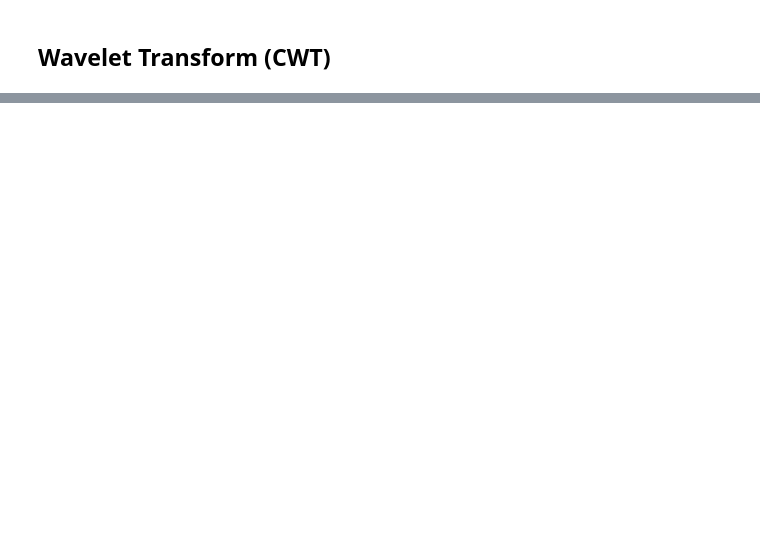
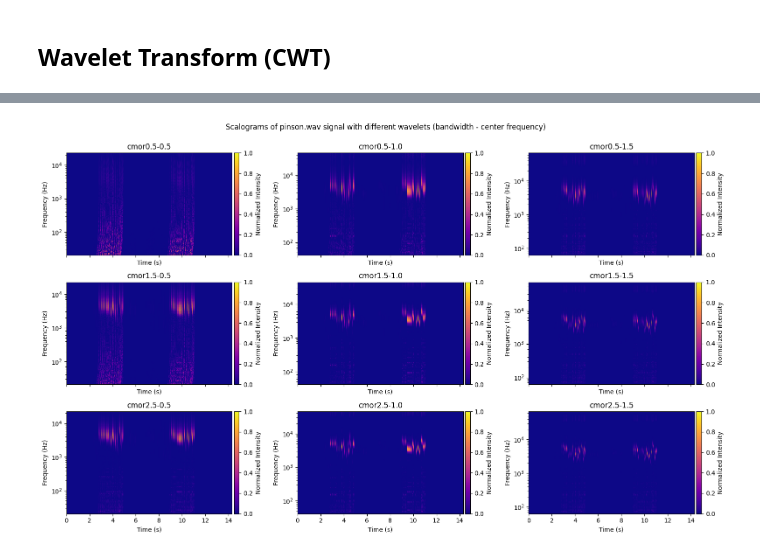
Before and after one commit to NJurquet/spectrobird, a Jupyter notebook: bird_songs_analysis.ipynb, the cells around one changed output, grey strips where cells are left out. Drawn from its saved outputs; the diff is of its cells as text; code cells hidden in the pictures; blank space fills up the shorter version.

Commit message:
Added comparison of morlet wavelet parameters

```diff
--- a/bird_songs_analysis.ipynb
+++ b/bird_songs_analysis.ipynb
@@ -220,5 +220,5 @@ plt.show()
 # %%
-WAV_AUDIO_IDX = 0  # Index of audio file to analyze
+WAV_AUDIO_IDX = 6  # Index of audio file to analyze
 
 # logarithmic scale for wavelet scales
 scales = np.geomspace(1, 1024, num=100)
@@ -255,0 +265,35 @@ plt.show()
+# %%
+WAV_AUDIO_IDX = 6  # Index of audio file to analyze
+# logarithmic scale for wavelet scales
+scales = np.geomspace(1, 1024, num=100)
+
+wavelets = [f"cmor{x:.1f}-{y:.1f}" for x in [0.5, 1.5, 2.5] for y in [0.5, 1.0, 1.5]]
+fig, axs = plt.subplots(3, 3, figsize=(16, 10), sharex=True)
+for ax, wavelet in zip(axs.flatten(), wavelets):
+    # compute CWT
+    coeffs, freqs = pywt.cwt(audio_list[WAV_AUDIO_IDX][2], scales, wavelet, sampling_period=1 / sr)
+    # take absolute value of complex result
+    coeffs = np.abs(coeffs[:, :-1])
+    coeffs /= np.max(coeffs)  # normalize
+    # get times from the CWT signal
+    times_cwt = np.arange(coeffs.shape[1]) / sr
+
+    spec_scale, spec_unit = format_unit_scale(np.max(freqs))
+    spec_scale, spec_unit = 1, ""
+
+    pcm = ax.pcolormesh(times_cwt, freqs / spec_scale, coeffs, cmap="plasma")
+    ax.set_yscale("log")
+    ax.set_xlabel("Time (s)")
+    ax.set_ylabel(f"Frequency ({spec_unit}Hz)")
+    ax.set_title(wavelet)
+    plt.colorbar(pcm, ax=ax, pad=0.01, label="Normalized Intensity")
+
+    print(".", end="")
+
+plt.tight_layout(rect=[0, 0.03, 1, 0.95])
+plt.suptitle(
+    f"Scalograms of {wav_files[WAV_AUDIO_IDX].name} signal with different wavelets (bandwidth - center frequency)"
+)
+plt.show()
+# %% [output]
+[figure, added]
```
Also changed, not shown: parts of 5 cells of this notebook.
